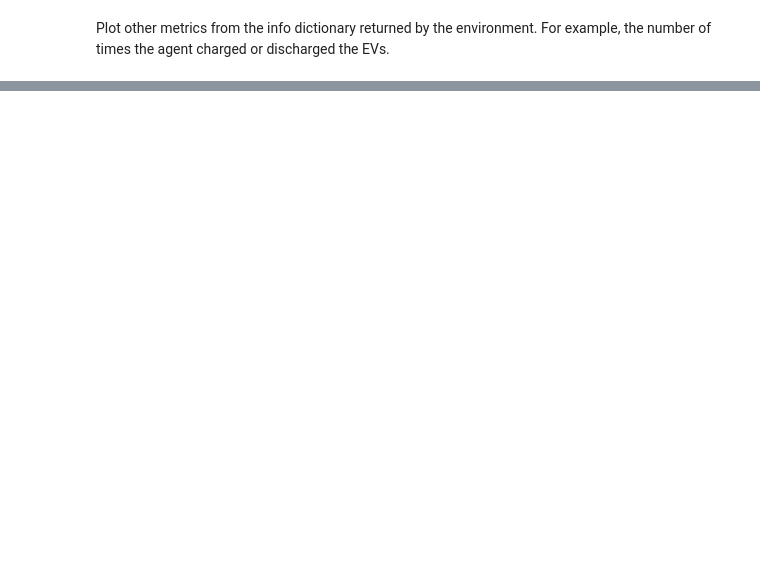
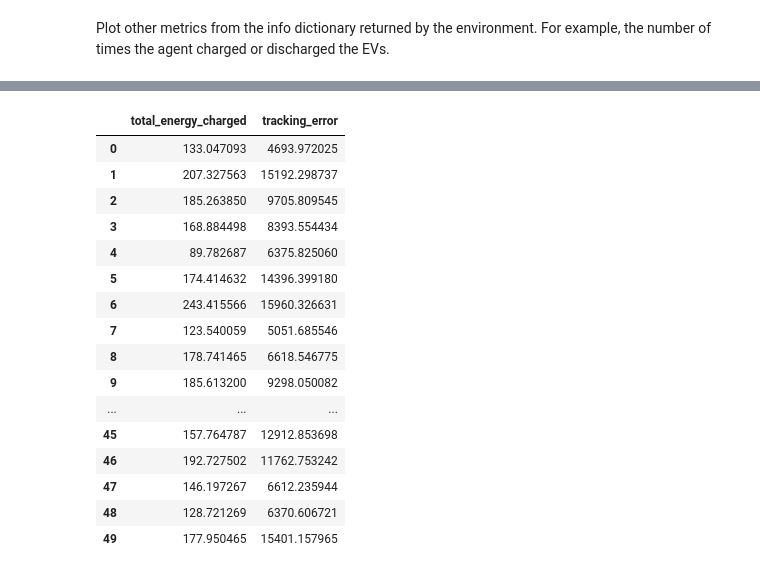
Before and after one commit to StavrosOrf/EV2Gym, a Jupyter notebook: tutorials/CreateYourCustomRLAlgorithm.ipynb, the cells around one changed output, grey strips where cells are left out. Saved outputs shown, nothing was run; the diff lists cells and outputs as text; code cells hidden in the pictures; blank space fills up the shorter version.

```diff
--- a/tutorials/CreateYourCustomRLAlgorithm.ipynb
+++ b/tutorials/CreateYourCustomRLAlgorithm.ipynb
@@ -108,7 +214,7 @@ $$
 R(s_t,a_t,s_{t+1}) = - (min(P^{setpoint}, P^{potential}) - P^{actual})^2
 $$
 # %%
-def example_reward_function(env,*args):
+def reward_function(env,*args):
     # This reward function is the squared tracking error that uses the minimum of the power setpoints and the charge power potential
     # The reward is negative
 
@@ -179,10 +289,10 @@ class ReplayMemory(object):
 
 In RL, the neural network is usually a simple fully connected network with 2 hidden layers. The input is the state space and the output is the action space.
 # %%
-class Example_Qnetwork(nn.Module):
+class Qnetwork(nn.Module):
 
     def __init__(self, n_observations, n_actions):
-        super(Example_Qnetwork, self).__init__()
+        super(Qnetwork, self).__init__()
         self.layer1 = nn.Linear(n_observations, 128)
         self.layer2 = nn.Linear(128, 128)
         self.layer3 = nn.Linear(128, n_actions)
@@ -385,12 +499,9 @@ for i_episode in range(num_episodes):
             episode_rewards.append(episode_reward)
             episode_stats.append(stats)
             print(f'Iteration {i_episode}/{num_episodes}: Episode reward: {episode_reward} ')
-            # episode_durations.append(t + 1)
-            # plot_durations()
+            episode_durations.append(t + 1)
+            plot_durations()
 
             break
 
 print('Complete')
-# plot_durations(show_result=True)
-# plt.ioff()
-# plt.show()
@@ -409,9 +566,10 @@ Plot other metrics from the info dictionary returned by the environment. For exa
 # %%
 #plot episode stats
 import pandas as pd
-episode_stats = pd.DataFrame(episode_stats)
+episode_stats_df = pd.DataFrame(episode_stats)
 #Select only the columns we want to plot
-episode_stats = episode_stats[['total_energy_charged','tracking_error']]
+episode_stats_plot = episode_stats_df[['total_energy_charged','tracking_error',
+                                       'total_reward','total_ev_served', 'saved_grid_energy', 'action_mask'	]]
 
 #plot
-episode_stats.plot(subplots=True, figsize=(10,10))
+episode_stats_plot.plot(subplots=True, figsize=(15,15))
@@ -417,0 +579,20 @@ episode_stats.plot(subplots=True, figsize=(10,10))
+# %%
+episode_stats
+# %% [output]
+|  | total_energy_charged | tracking_error |
+| 0 | 133.047093 | 4693.972025 |
+| 1 | 207.327563 | 15192.298737 |
+| 2 | 185.263850 | 9705.809545 |
+| 3 | 168.884498 | 8393.554434 |
+| 4 | 89.782687 | 6375.825060 |
+| 5 | 174.414632 | 14396.399180 |
+| 6 | 243.415566 | 15960.326631 |
+| 7 | 123.540059 | 5051.685546 |
+| 8 | 178.741465 | 6618.546775 |
+| 9 | 185.613200 | 9298.050082 |
+| ... | ... | ... |
+| 45 | 157.764787 | 12912.853698 |
+| 46 | 192.727502 | 11762.753242 |
+| 47 | 146.197267 | 6612.235944 |
+| 48 | 128.721269 | 6370.606721 |
+| 49 | 177.950465 | 15401.157965 |
```
Also changed, not shown: parts of 17 cells of this notebook, 1 other file.
